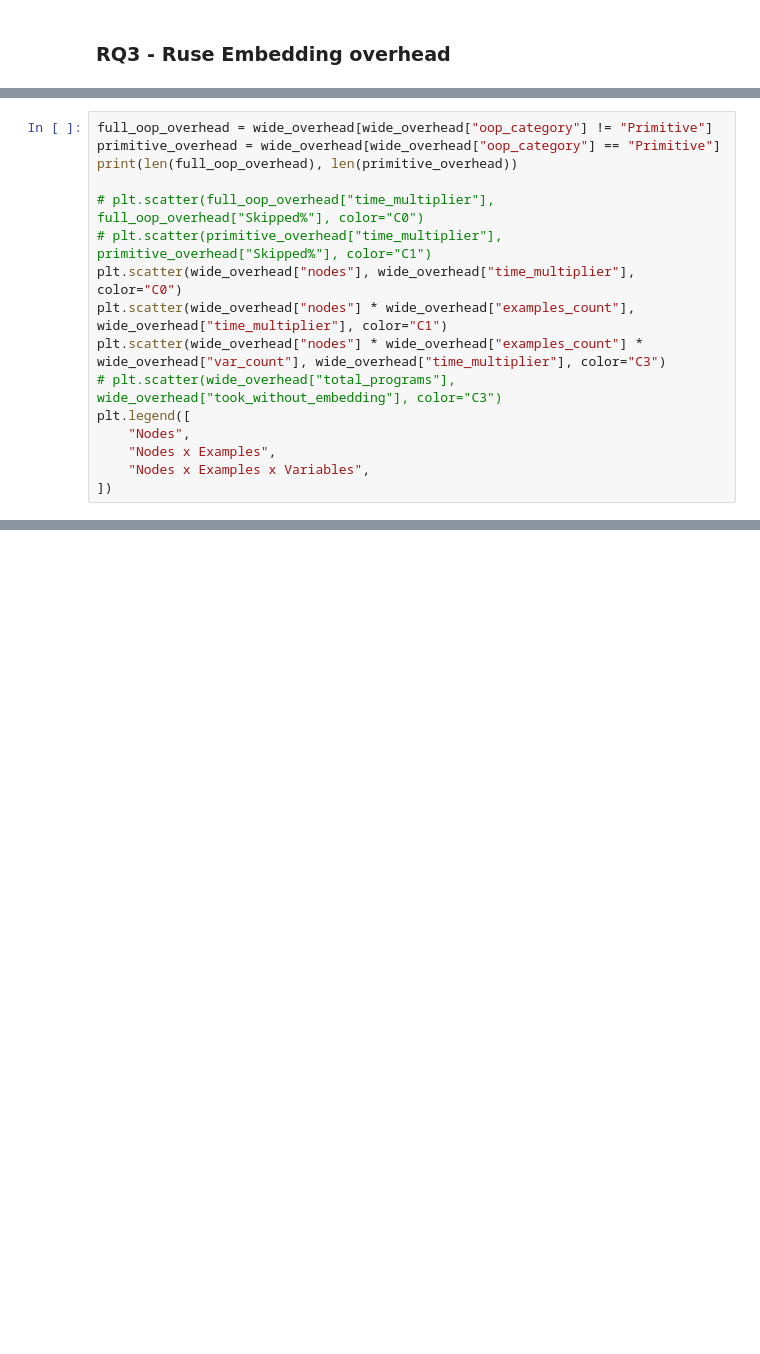
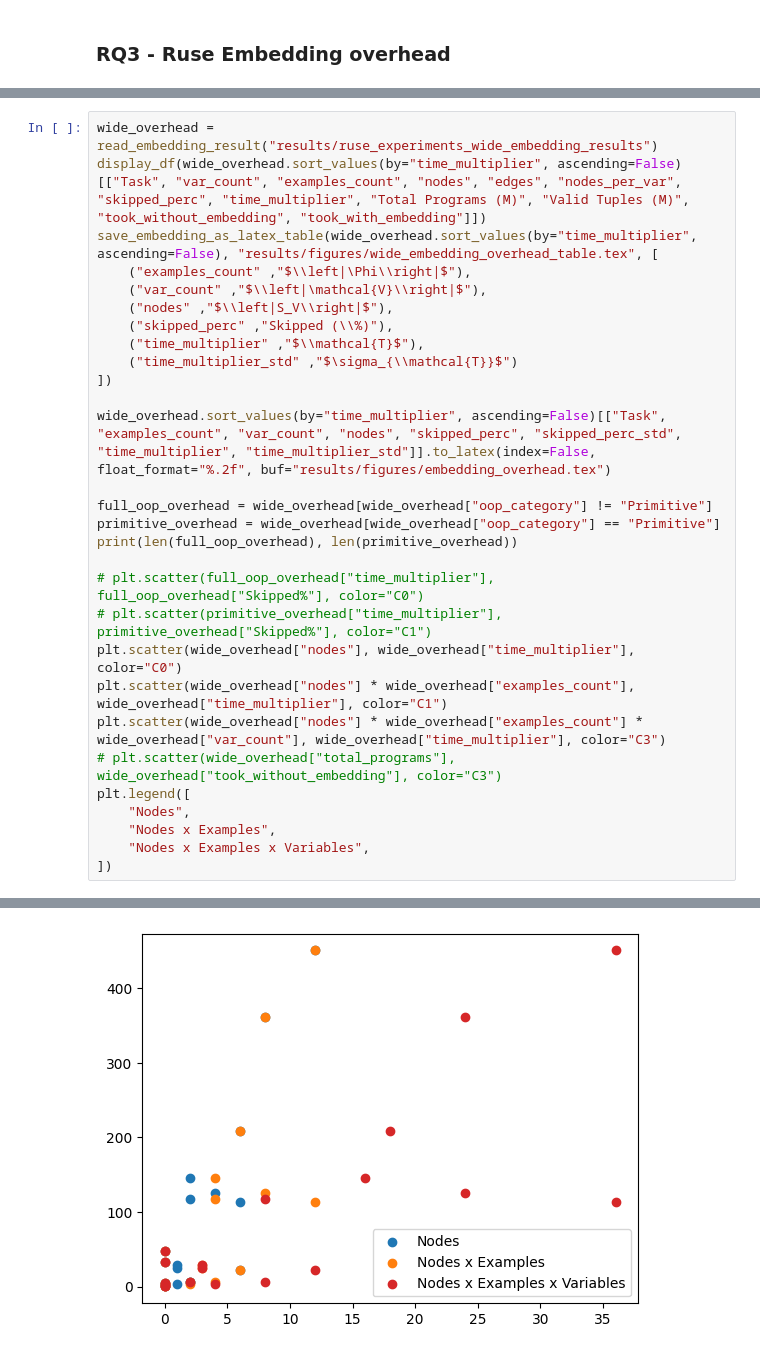
Before and after one commit to DaAnIV/Ruse, a Jupyter notebook: experiments/experiments.ipynb, the cells around one changed output, grey strips where cells are left out. Cells and saved outputs as stored; diff of their text form; blank space fills up the shorter version.

```diff
--- a/experiments/experiments.ipynb
+++ b/experiments/experiments.ipynb
@@ -890,4 +1118,17 @@ wide_overhead.sort_values(by="time_multiplier", ascending=False)[["Task", "examp
 # %%
+wide_overhead = read_embedding_result("results/ruse_experiments_wide_embedding_results")
+display_df(wide_overhead.sort_values(by="time_multiplier", ascending=False)[["Task", "var_count", "examples_count", "nodes", "edges", "nodes_per_var", "skipped_perc", "time_multiplier", "Total Programs (M)", "Valid Tuples (M)", "took_without_embedding", "took_with_embedding"]])
+save_embedding_as_latex_table(wide_overhead.sort_values(by="time_multiplier", ascending=False), "results/figures/wide_embedding_overhead_table.tex", [
+    ("examples_count" ,"$\\left|\Phi\\right|$"),
+    ("var_count" ,"$\\left|\mathcal{V}\\right|$"),
+    ("nodes" ,"$\\left|S_V\\right|$"),
+    ("skipped_perc" ,"Skipped (\\%)"),
+    ("time_multiplier" ,"$\\mathcal{T}$"),
+    ("time_multiplier_std" ,"$\sigma_{\\mathcal{T}}$")
+])
+
+wide_overhead.sort_values(by="time_multiplier", ascending=False)[["Task", "examples_count", "var_count", "nodes", "skipped_perc", "skipped_perc_std", "time_multiplier", "time_multiplier_std"]].to_latex(index=False, float_format="%.2f", buf="results/figures/embedding_overhead.tex")
+
 full_oop_overhead = wide_overhead[wide_overhead["oop_category"] != "Primitive"]
 primitive_overhead = wide_overhead[wide_overhead["oop_category"] == "Primitive"]
 print(len(full_oop_overhead), len(primitive_overhead))
@@ -903,3 +1144,4 @@ plt.legend([
     "Nodes x Examples",
     "Nodes x Examples x Variables",
 ])
+# %% [output]
@@ -906 +1183,2 @@ plt.legend([
+[figure, added]
 # %%
```
Also changed, not shown: parts of 28 cells of this notebook.
